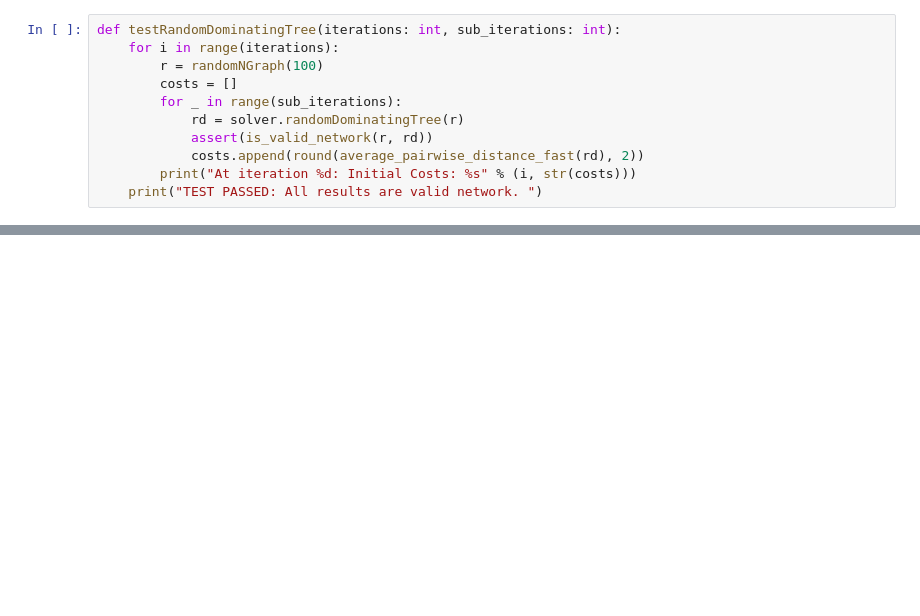
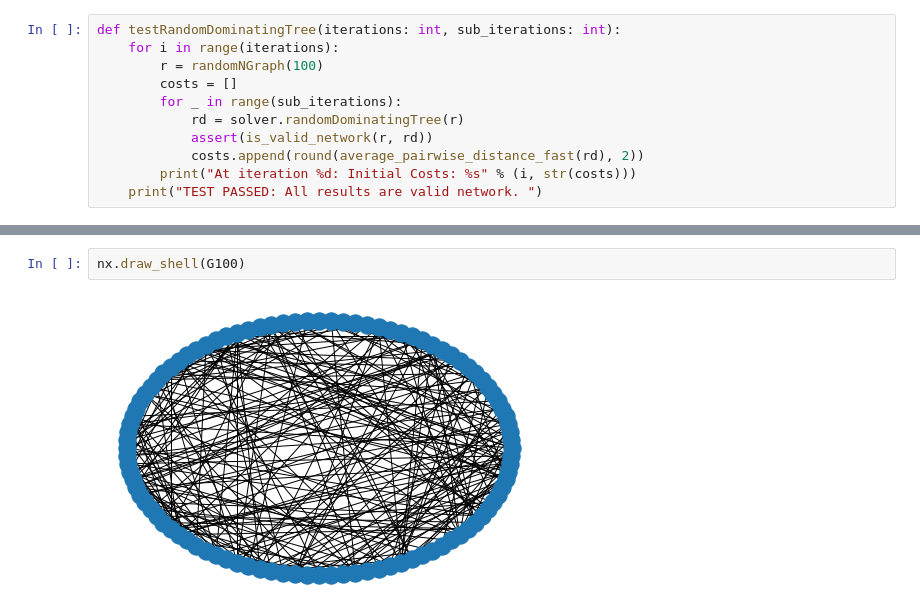
Before and after one commit to tsunrise/cs170-proj, a Jupyter notebook: notebook.ipynb, the cells around one changed output, grey strips where cells are left out. Saved outputs shown, nothing was run; the diff lists cells and outputs as text; blank space fills up the shorter version.

```diff
--- a/notebook.ipynb
+++ b/notebook.ipynb
@@ -92,0 +114,4 @@ nx.draw_shell(bee.solution)
+# %%
+nx.draw_shell(G100)
+# %% [output]
+[figure, added]
```
Also changed, not shown: parts of 9 cells of this notebook.
